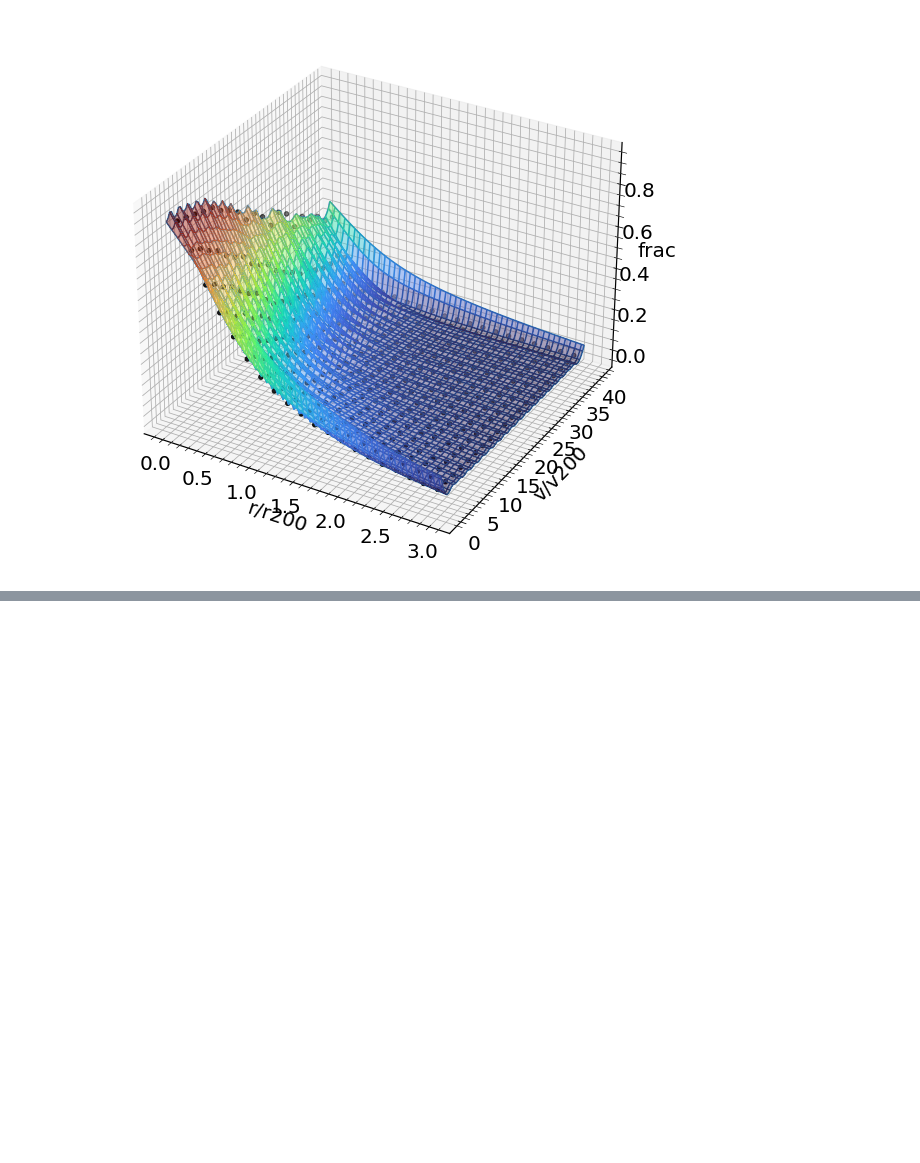
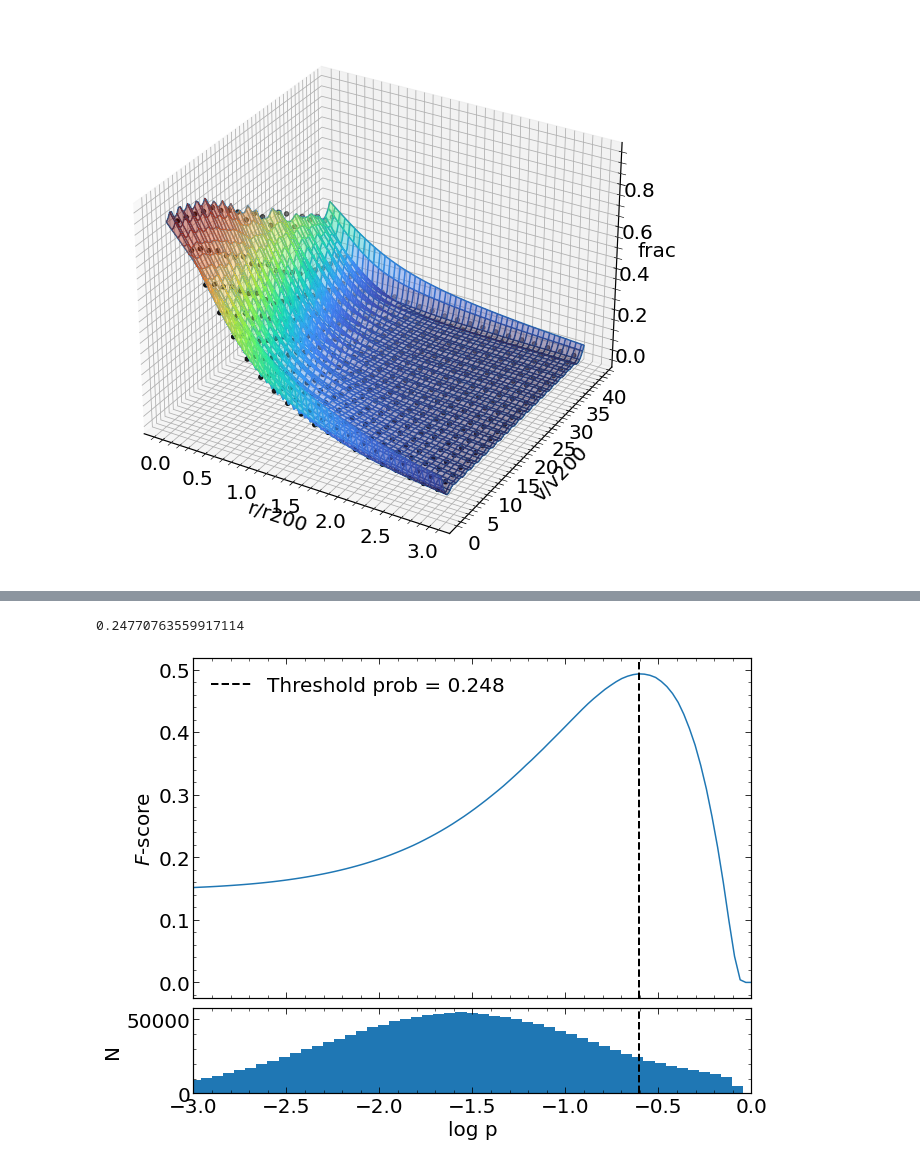
Before and after one commit to toddlcook/group_supplementation, a Jupyter notebook: Euclid_photo_groups.ipynb, the cells around one changed output, grey strips where cells are left out. Cells and saved outputs as stored; diff of their text form; code cells hidden in the pictures; blank space fills up the shorter version.

```diff
--- a/Euclid_photo_groups.ipynb
+++ b/Euclid_photo_groups.ipynb
@@ -632,9 +633,11 @@ r_grid=np.linspace(1,3,3)
 # %%
-ix=random.choice(probdf[(probdf['sharp_spline_prob']<0.4) & (probdf['sharp_spline_prob']>0.2)].index)
-#ix=306482
+# These two cells are just for plotting an example galaxy-halo association
+# In this case, we're looking at a random association from probdf with a >0.9 probability
+
+ix=random.choice(probdf[probdf['sharp_spline_prob']>0.9].index)
 halo=probdf['halo'][ix]
 gal=probdf['gal'][ix]
-index=dfphoto['index'][gal]
+index=dfphoto['raw_index'][gal]
 ang_diff=angsep(df19.loc[dfHalo.loc[halo]['Centre']]['RARad'],df19.loc[dfHalo.loc[halo]['Centre']]['DecRad'],dfphoto.loc[gal]['RARad'],dfphoto.loc[gal]['DecRad'])/dfHalo['Ang_link'][halo]
 vel_array=(cosmo.H0*cosmo.comoving_distance(z_grid)).value/(1+z_grid)*1e3
 vel_diff_array=abs(dfHalo['V'][halo]-vel_array)/dfHalo['v_200'][halo]
@@ -769,18 +724,0 @@ print(np.median(probdf[probdf['match']==False]['sharp_spline_prob']))
-# %%
-probs_arr=np.logspace(-3,0,100)
-#c_arr=[]
-#p_arr=[]
-f1_arr=[]
-for i in tqdm(probs_arr):
-    #c_arr.append(len(probdf[(probdf['prob']>i) & (probdf['match']==True)])/len(probdf[(probdf['match']==True)]))
-    #p_arr.append(len(probdf[(probdf['prob']>i) & (probdf['match']==True)])/len(probdf[(probdf['prob']>i)]))
-    TP=len(probdf[(probdf['spline_prob']>i) & (probdf['match']==True)])
-    FP=len(probdf[(probdf['spline_prob']>i) & (probdf['match']==False)])
-    FN=len(probdf[(probdf['spline_prob']<i) & (probdf['match']==True)])
-    f1_arr.append(2*TP/(2*TP + FN + FP))
-
-print(probs_arr[f1_arr.index(max(f1_arr))])
-
-threshold=probs_arr[f1_arr.index(max(f1_arr))]
-
-print(max(f1_arr))
@@ -828,28 +735,32 @@ print(max(f1_arr))
+# %%
+# threshold is the probability at which the F1 score is maximised
+threshold=probs_arr[f1_arr.index(max(f1_arr))]
+print(threshold)
+# %% [output]
+0.24770763559917114
 # %%
+# Plotting the F1 score as a function of probability
 fig, axs = plt.subplots(2,1, facecolor='w', edgecolor='k',gridspec_kw={'height_ratios': [4, 1]})
 fig.subplots_adjust(hspace = 0.05, wspace=0)
-#axs=axs.ravel()
+
 axs[0].plot(np.log10(probs_arr),f1_arr)
-#axs[0].set_xscale('log')
-axs[0].axvline(np.log10(threshold),c='k',linewidth=1,linestyle='dashed')
 axs[0].xaxis.set_ticklabels([])
 axs[0].set_ylabel(r'$F$'+'-score')
-#axs[0].set_yticks([0.1,0.2,0.3,0.4,0.5])
-#axs[0].set_yticklabels([0.1,0.2,0.3,0.4,0.5],fontsize=20)
 axs[0].set_xlim(-3,0)
+axs[0].axvline(np.log10(threshold),c='k',linewidth=2,linestyle='dashed',label='Threshold prob = '+str(round(threshold,3)))
+axs[0].legend(frameon=False)
 
 axs[1].hist(np.log10(probdf[probdf['sharp_spline_prob']>1e-6]['sharp_spline_prob']),bins=100)
-axs[1].axvline(np.log10(threshold),c='k',linewidth=1,linestyle='dashed')
+axs[1].axvline(np.log10(threshold),c='k',linewidth=2,linestyle='dashed')
 axs[1].set_xlim(-3,0)
 axs[1].set_xlabel('log p')
 axs[1].set_ylabel('N')
-#axs[1].set_yticklabels([5000])
-#axs[1].set_xticks([-6,-5,-4,-3,-2,-1])
-#axs[1].set_xticklabels([-6,-5,-4,-3,-2,-1],fontsize=20)
 
-#plt.savefig('f_score.pdf',bbox_inches='tight')
+plt.savefig('plots/F1_prob.jpg',bbox_inches='tight',dpi=200)
 
 plt.show()
+# %% [output]
+[figure, added]
 # %%
 len(probdf[probdf['sharp_spline_prob']>threshold])
 # %%
```
Also changed, not shown: parts of 22 cells of this notebook, 2 other files.
